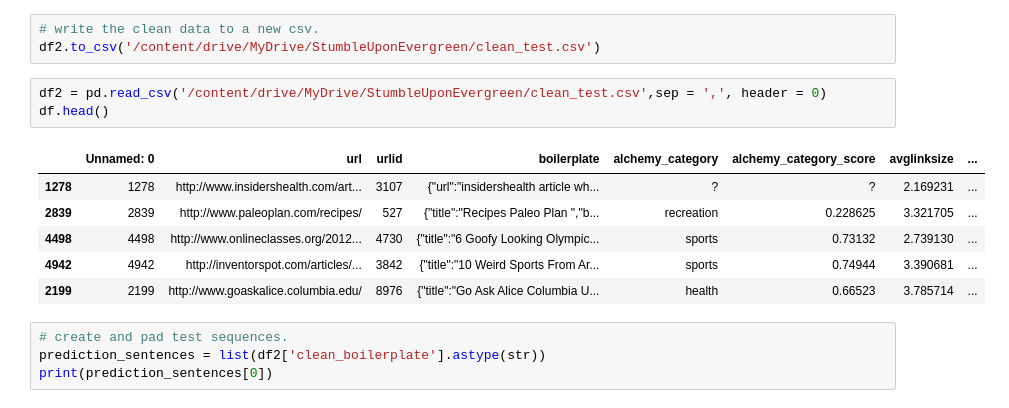
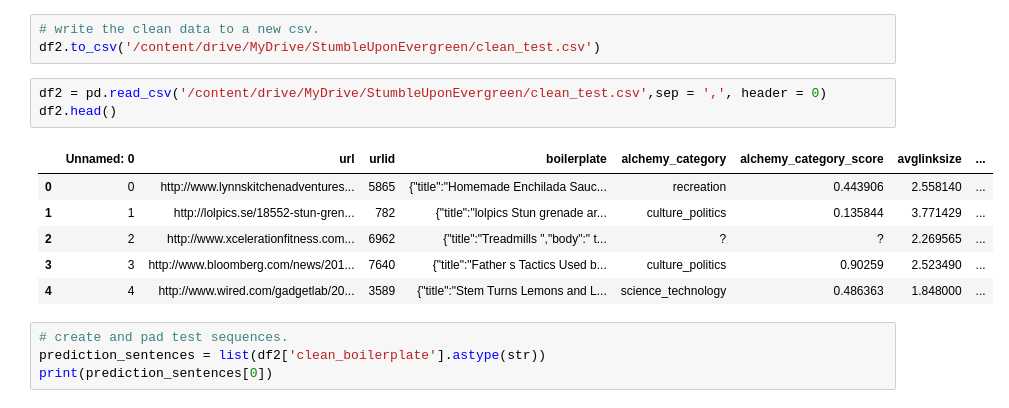
Before and after one commit to buckyron/StumbleuponEvergreen, a Jupyter notebook: stumbleuponevergreen_80_accuracy.ipynb, the cells around one changed output. Saved outputs shown, nothing was run; the diff lists cells and outputs as text.

```diff
--- a/stumbleuponevergreen_80_accuracy.ipynb
+++ b/stumbleuponevergreen_80_accuracy.ipynb
@@ -338,14 +338,14 @@ df2['clean_boilerplate'] = df2.boilerplate.apply(clean_text)
 df2.to_csv('/content/drive/MyDrive/StumbleUponEvergreen/clean_test.csv')
 # %%
 df2 = pd.read_csv('/content/drive/MyDrive/StumbleUponEvergreen/clean_test.csv',sep = ',', header = 0)
-df.head()
+df2.head()
 # %% [output]
 |  | Unnamed: 0 | url | urlid | boilerplate | alchemy_category | alchemy_category_score | avglinksize | ... |
-| 1278 | 1278 | http://www.insidershealth.com/art... | 3107 | {"url":"insidershealth article wh... | ? | ? | 2.169231 | ... |
-| 2839 | 2839 | http://www.paleoplan.com/recipes/ | 527 | {"title":"Recipes Paleo Plan ","b... | recreation | 0.228625 | 3.321705 | ... |
-| 4498 | 4498 | http://www.onlineclasses.org/2012... | 4730 | {"title":"6 Goofy Looking Olympic... | sports | 0.73132 | 2.739130 | ... |
-| 4942 | 4942 | http://inventorspot.com/articles/... | 3842 | {"title":"10 Weird Sports From Ar... | sports | 0.74944 | 3.390681 | ... |
-| 2199 | 2199 | http://www.goaskalice.columbia.edu/ | 8976 | {"title":"Go Ask Alice Columbia U... | health | 0.66523 | 3.785714 | ... |
+| 0 | 0 | http://www.lynnskitchenadventures... | 5865 | {"title":"Homemade Enchilada Sauc... | recreation | 0.443906 | 2.558140 | ... |
+| 1 | 1 | http://lolpics.se/18552-stun-gren... | 782 | {"title":"lolpics Stun grenade ar... | culture_politics | 0.135844 | 3.771429 | ... |
+| 2 | 2 | http://www.xcelerationfitness.com... | 6962 | {"title":"Treadmills ","body":" t... | ? | ? | 2.269565 | ... |
+| 3 | 3 | http://www.bloomberg.com/news/201... | 7640 | {"title":"Father s Tactics Used b... | culture_politics | 0.90259 | 2.523490 | ... |
+| 4 | 4 | http://www.wired.com/gadgetlab/20... | 3589 | {"title":"Stem Turns Lemons and L... | science_technology | 0.486363 | 1.848000 | ... |
 # %%
 # create and pad test sequences.
 prediction_sentences = list(df2['clean_boilerplate'].astype(str))
```
Also changed, not shown: parts of 1 cell of this notebook.
